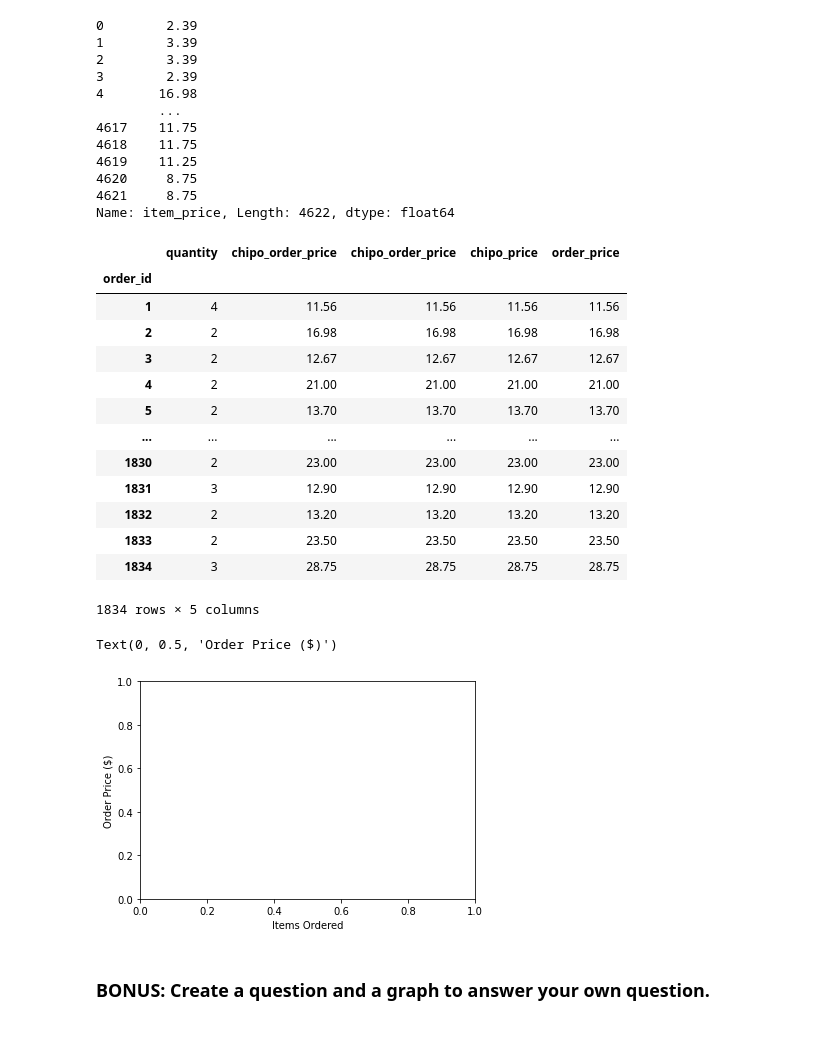
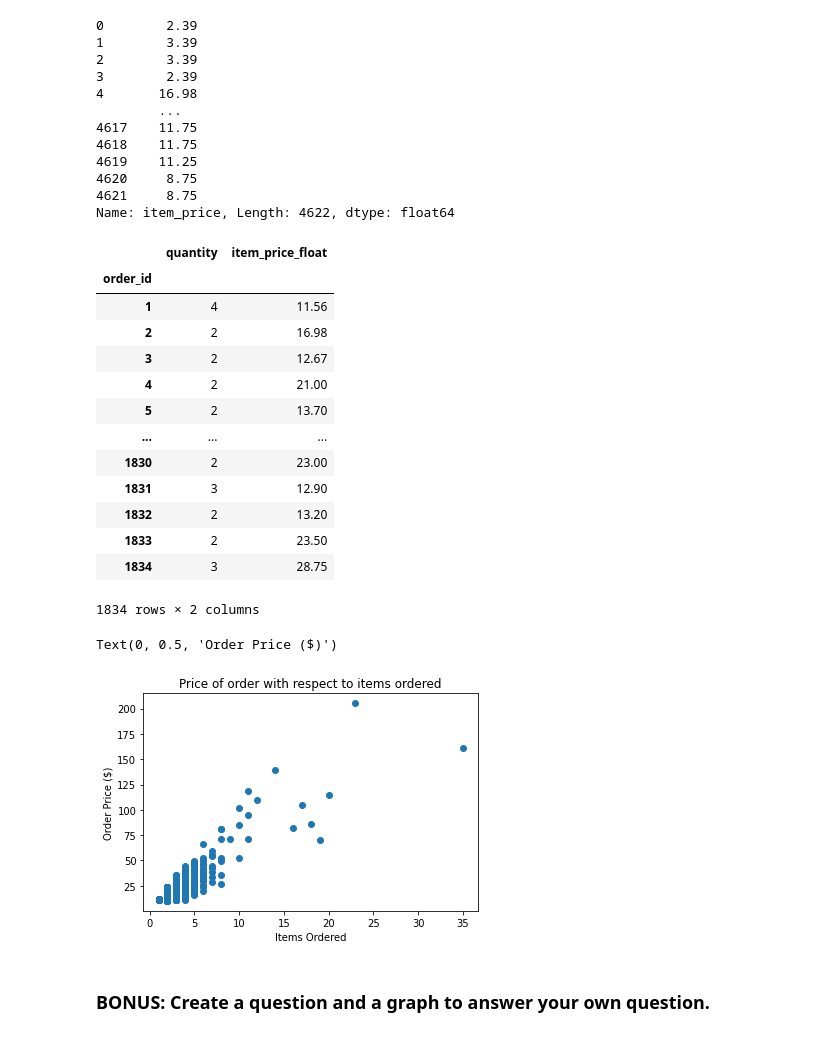
Before and after one commit to Himanshu-pardhi/BeCodeWorkHim, a Jupyter notebook: content/3.data_tools/data_visualization/drills/Chipotle/Exercises.ipynb, the cells around one changed output. Drawn from its saved outputs; the diff is of its cells as text; code cells hidden in the pictures.

```diff
--- a/content/3.data_tools/data_visualization/drills/Chipotle/Exercises.ipynb
+++ b/content/3.data_tools/data_visualization/drills/Chipotle/Exercises.ipynb
@@ -74,11 +76,11 @@ plt.xticks(rotation=-45)
 # %%
 # to remove $ sign from price coloumn
 
-order_price = chipo.item_price.str.slice(1).astype(float)
-order_price
+item_price_float = chipo.item_price.str.slice(1).astype(float)
+item_price_float
 
-chipo['order_price'] = order_price
-order_price
+chipo['item_price_float'] = item_price_float
+item_price_float
 # %% [output]
 0        2.39
 1        3.39
@@ -93,36 +95,35 @@ order_price
 4621     8.75
 Name: item_price, Length: 4622, dtype: float64
 # %%
+#  price of the number of items ordered
 order = chipo.groupby('order_id').sum()
 order
 # %% [output]
-|  | quantity | chipo_order_price | chipo_order_price | chipo_price | order_price |
-| order_id |  |  |  |  |  |
-| 1 | 4 | 11.56 | 11.56 | 11.56 | 11.56 |
-| 2 | 2 | 16.98 | 16.98 | 16.98 | 16.98 |
-| 3 | 2 | 12.67 | 12.67 | 12.67 | 12.67 |
-| 4 | 2 | 21.00 | 21.00 | 21.00 | 21.00 |
-| 5 | 2 | 13.70 | 13.70 | 13.70 | 13.70 |
-| ... | ... | ... | ... | ... | ... |
-| 1830 | 2 | 23.00 | 23.00 | 23.00 | 23.00 |
-| 1831 | 3 | 12.90 | 12.90 | 12.90 | 12.90 |
-| 1832 | 2 | 13.20 | 13.20 | 13.20 | 13.20 |
-| 1833 | 2 | 23.50 | 23.50 | 23.50 | 23.50 |
-| 1834 | 3 | 28.75 | 28.75 | 28.75 | 28.75 |
+|  | quantity | item_price_float |
+| order_id |  |  |
+| 1 | 4 | 11.56 |
+| 2 | 2 | 16.98 |
+| 3 | 2 | 12.67 |
+| 4 | 2 | 21.00 |
+| 5 | 2 | 13.70 |
+| ... | ... | ... |
+| 1830 | 2 | 23.00 |
+| 1831 | 3 | 12.90 |
+| 1832 | 2 | 13.20 |
+| 1833 | 2 | 23.50 |
+| 1834 | 3 | 28.75 |
-1834 rows × 5 columns
+1834 rows × 2 columns
 # %%
-#chipo.plot(x='chipo_order_price', y='quantity', kind='scatter')
-#chipo.chipo_price = chipo.chipo_price.str.replace('$', ' ')
+#plot scatter graph
 
-order = chipo.groupby('order_id').sum()
-order
-#sns.scatterplot(x= chipo.order_price, y= chipo.quantity)
+plt.scatter(x= order.quantity , y= order.item_price_float)
 
-#plt.title("Price of order with respect to items ordered")
+# assign titles to lables
+plt.title("Price of order with respect to items ordered")
 plt.xlabel("Items Ordered")
 plt.ylabel("Order Price ($)")
 # %% [output]
 Text(0, 0.5, 'Order Price ($)')
-[figure, old version]
+[figure, new version]
 # %% [markdown]
 ### BONUS: Create a question and a graph to answer your own question.
```
Also changed, not shown: parts of 1 cell of this notebook.
